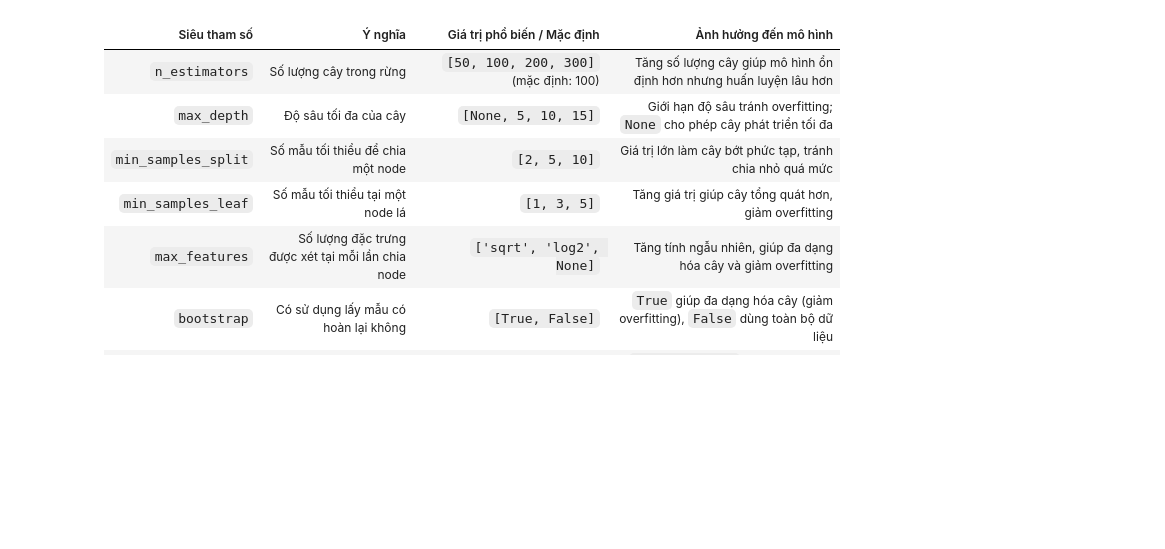
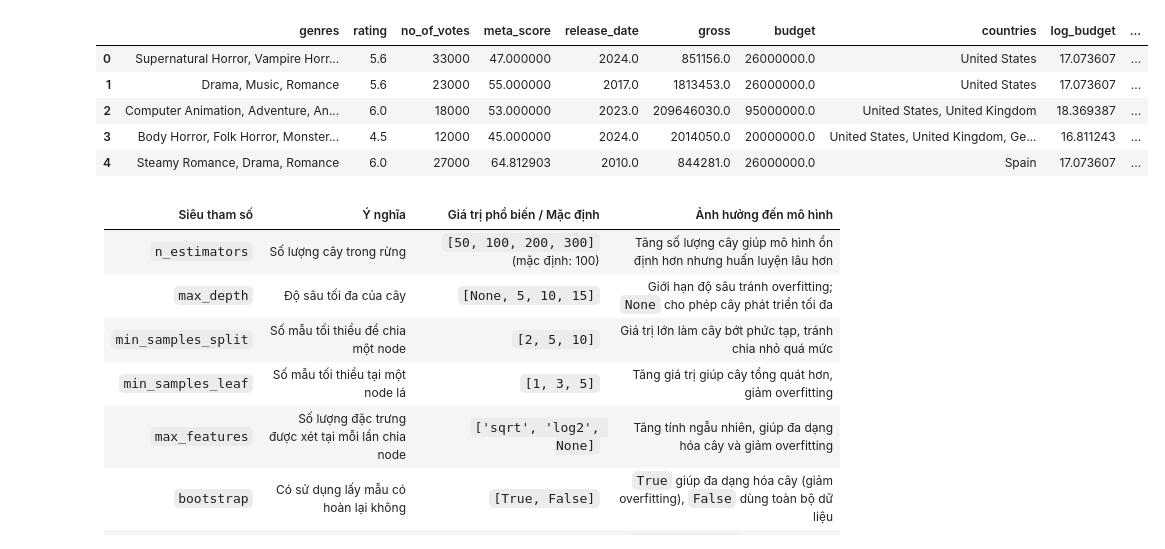
Before and after one commit to phuocnguyen2412/movie-analyst, a Jupyter notebook: decisiontree_randomforest_optunalibrary_v1.ipynb, the cells around one changed output. Saved outputs shown, nothing was run; the diff lists cells and outputs as text; code cells hidden in the pictures; blank space fills up the shorter version.

```diff
--- a/decisiontree_randomforest_optunalibrary_v1.ipynb
+++ b/decisiontree_randomforest_optunalibrary_v1.ipynb
@@ -1,16 +1,25 @@
 # %%
 import numpy as np
 import pandas as pd
+
 from sklearn.tree import DecisionTreeRegressor
+
 import os
-
 from data import processing_data
 from settings import BASE_DIR
 
 # Loading our dataset
+
 data_path = os.path.join(BASE_DIR, "dataset", "train.csv")
 df = pd.read_csv(data_path)
-# df.head()
+df.head()
+# %% [output]
+|  | genres | rating | no_of_votes | meta_score | release_date | gross | budget | countries | log_budget | ... |
+| 0 | Supernatural Horror, Vampire Horr... | 5.6 | 33000 | 47.000000 | 2024.0 | 851156.0 | 26000000.0 | United States | 17.073607 | ... |
+| 1 | Drama, Music, Romance | 5.6 | 23000 | 55.000000 | 2017.0 | 1813453.0 | 26000000.0 | United States | 17.073607 | ... |
+| 2 | Computer Animation, Adventure, An... | 6.0 | 18000 | 53.000000 | 2023.0 | 209646030.0 | 95000000.0 | United States, United Kingdom | 18.369387 | ... |
+| 3 | Body Horror, Folk Horror, Monster... | 4.5 | 12000 | 45.000000 | 2024.0 | 2014050.0 | 20000000.0 | United States, United Kingdom, Ge... | 16.811243 | ... |
+| 4 | Steamy Romance, Drama, Romance | 6.0 | 27000 | 64.812903 | 2010.0 | 844281.0 | 26000000.0 | Spain | 17.073607 | ... |
 # %% [markdown]
 | Siêu tham số           | Ý nghĩa                                                                 | Giá trị phổ biến / Mặc định       | Ảnh hưởng đến mô hình                                                        |
 |------------------------|------------------------------------------------------------------------|-----------------------------------|--------------------------------------------------------------------------------|
```
Also changed, not shown: parts of 7 cells of this notebook, 52 other files.
